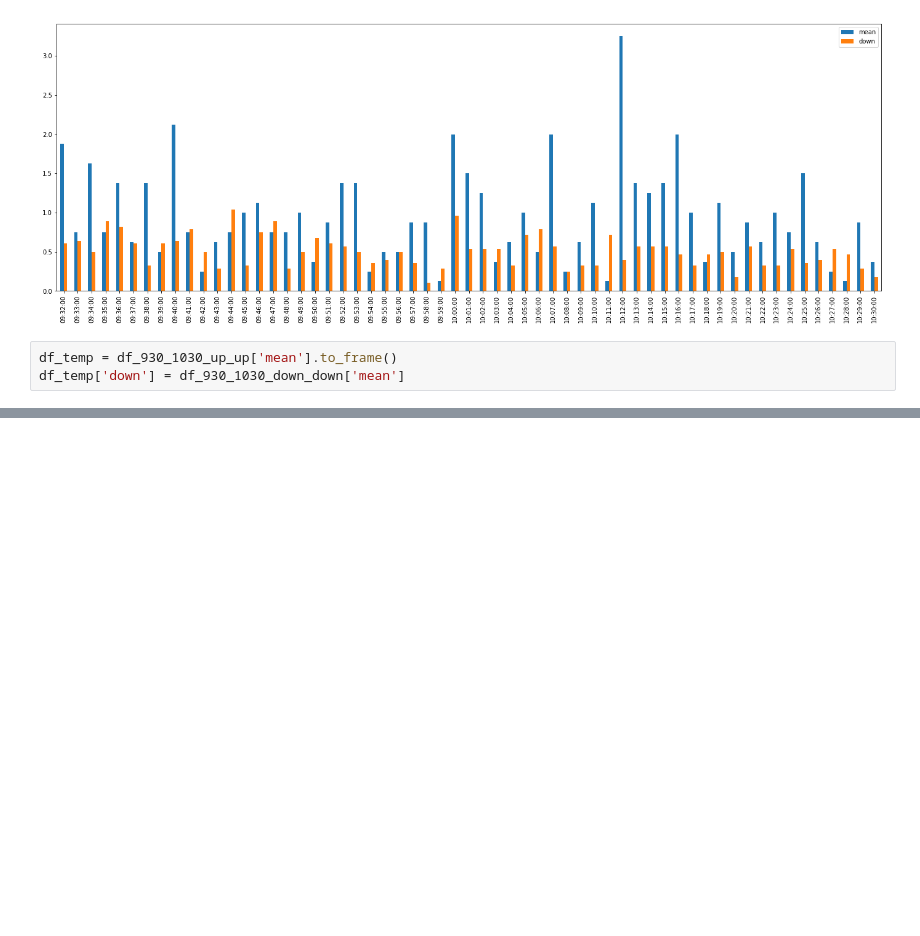
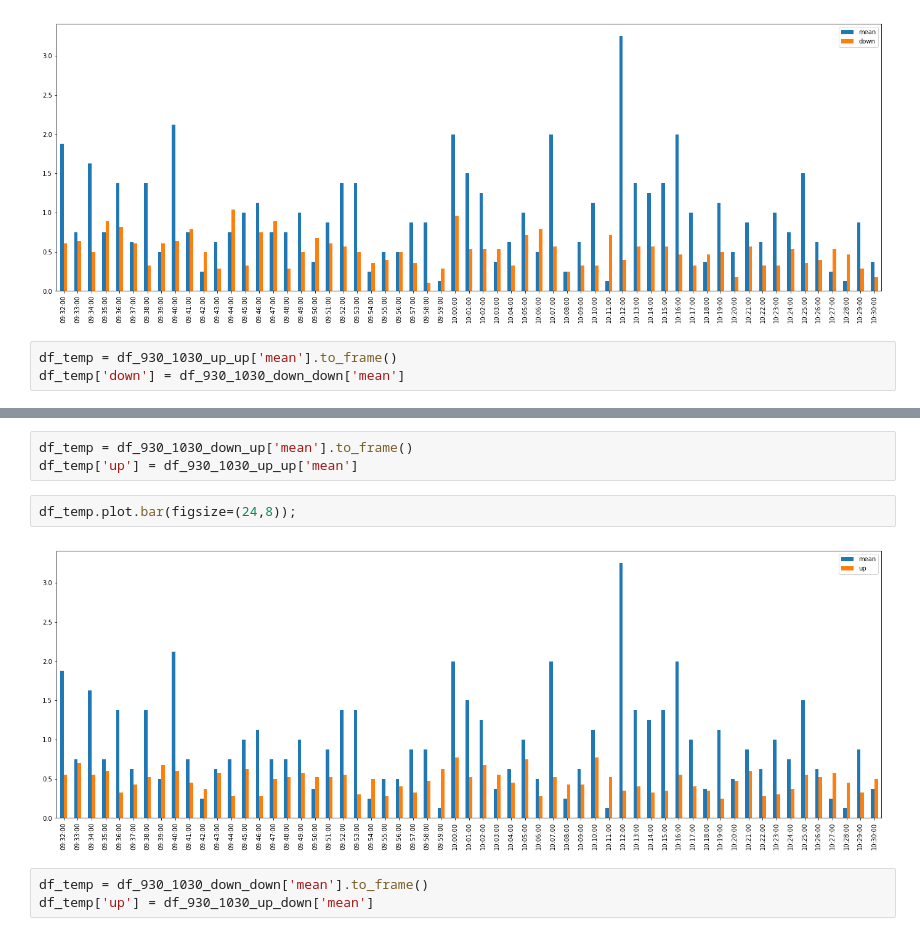
Before and after one commit to kevinfcleary/Brendan_Stuff, a Jupyter notebook: Brendan_Stuff/Analytics Suite v0.2.ipynb, the cells around one changed output, grey strips where cells are left out. Drawn from its saved outputs; the diff is of its cells as text; blank space fills up the shorter version.

```diff
--- a/Brendan_Stuff/Analytics Suite v0.2.ipynb
+++ b/Brendan_Stuff/Analytics Suite v0.2.ipynb
@@ -371,0 +376,10 @@ df_temp['down'] = df_930_1030_down_down['mean']
+# %%
+df_temp = df_930_1030_down_up['mean'].to_frame()
+df_temp['up'] = df_930_1030_up_up['mean']
+# %%
+df_temp.plot.bar(figsize=(24,8));
+# %% [output]
+[figure, added]
+# %%
+df_temp = df_930_1030_down_down['mean'].to_frame()
+df_temp['up'] = df_930_1030_up_down['mean']
```
Also changed, not shown: parts of 2 cells of this notebook.
